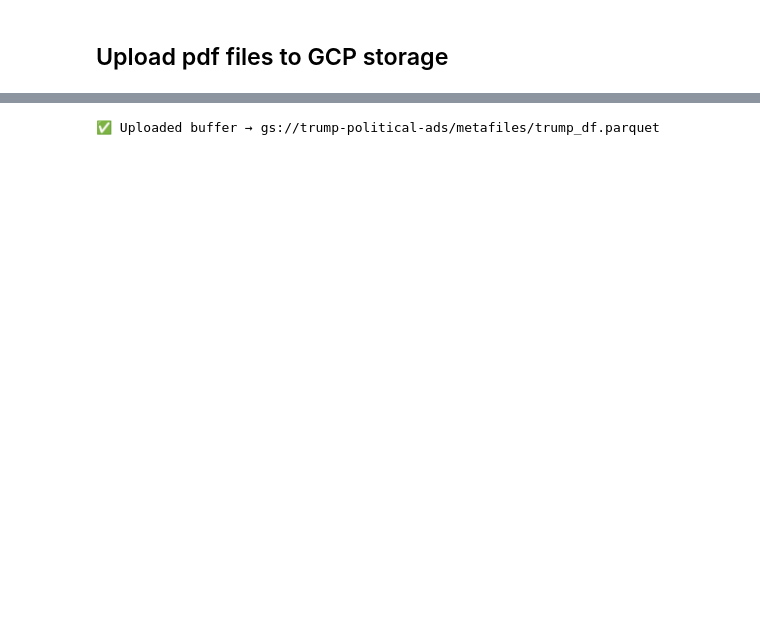
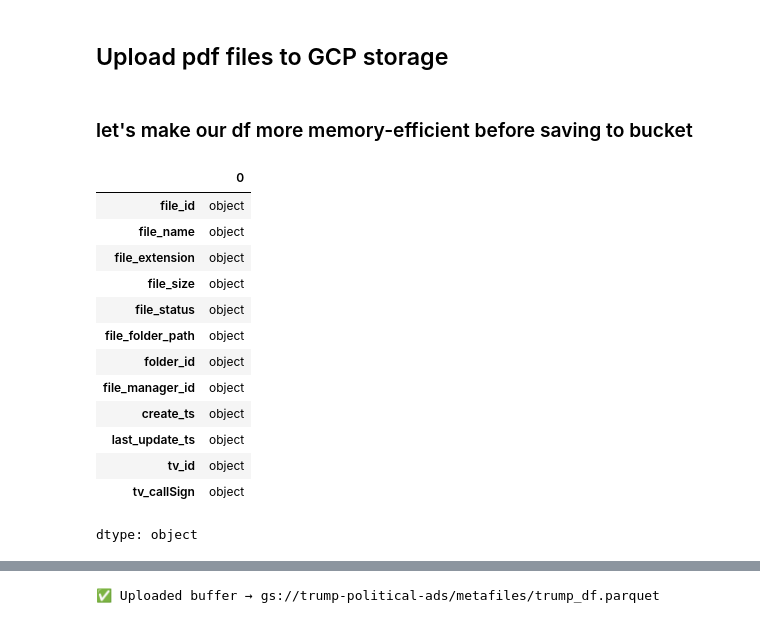
Before and after one commit to densmyslov/bq-hackathon, a Jupyter notebook: notebooks/0_load_trump_pdfs_gcp_bucket.ipynb, the cells around one changed output, grey strips where cells are left out. Drawn from its saved outputs; the diff is of its cells as text; code cells hidden in the pictures; blank space fills up the shorter version.

```diff
--- a/notebooks/0_load_trump_pdfs_gcp_bucket.ipynb
+++ b/notebooks/0_load_trump_pdfs_gcp_bucket.ipynb
@@ -386,0 +379,38 @@ for row  in tv_facilities_df.itertuples():
+# %%
+q = "trump"
+
+import time
+import pandas as pd
+import requests
+
+trump_df_list = []
+session = requests.Session()
+session.headers.update({"User-Agent": "fcc-scraper/1.0"})
+TIMEOUT = (5, 45)  # (connect, read)
+
+for row in tv_facilities_df.itertuples():
+    entid = row.id
+    try:
+        url = f"https://publicfiles.fcc.gov/api/manager/search/key/{q}.json?entityId={entid}"
+        r = session.get(url, timeout=TIMEOUT)
+        if r.status_code == 403:
+            # forbidden (likely throttle) — skip
+            continue
+        r.raise_for_status()
+        data = r.json()
+        files = (data.get("searchResult") or {}).get("files") or []
+        if not files:
+            continue
+        df = pd.DataFrame(files)
+        df["tv_id"] = row.id
+        df["tv_callSign"] = row.callSign
+        trump_df_list.append(df)
+        print(row[0], entid, df.shape, trump_df_list[0].shape)
+    except requests.RequestException as e:
+        print(f"[net] {entid}: {e}")
+    except (ValueError, KeyError, TypeError) as e:
+        print(f"[parse] {entid}: {e}")
+    time.sleep(0.05)  # tiny pause helps avoid throttling bursts
+
+trump_df = pd.concat(trump_df_list, ignore_index=True) if trump_df_list else pd.DataFrame()
+print(trump_df.shape)
@@ -387,7 +444,21 @@ for row  in tv_facilities_df.itertuples():
 # %% [markdown]
 ## Upload pdf files to GCP storage
-# %%
-trump_df_ts = []
-for row in trump_df['last_update_ts']:
-  trump_df_ts.append(pd.to_datetime(row))
-trump_df['last_update_ts'] = trump_df_ts
+# %% [markdown]
+### let's make our df more memory-efficient before saving to bucket
+# %%
+trump_df.dtypes
+# %% [output]
+|  | 0 |
+| file_id | object |
+| file_name | object |
+| file_extension | object |
+| file_size | object |
+| file_status | object |
+| file_folder_path | object |
+| folder_id | object |
+| file_manager_id | object |
+| create_ts | object |
+| last_update_ts | object |
+| tv_id | object |
+| tv_callSign | object |
+dtype: object
```
Also changed, not shown: parts of 20 cells of this notebook.
